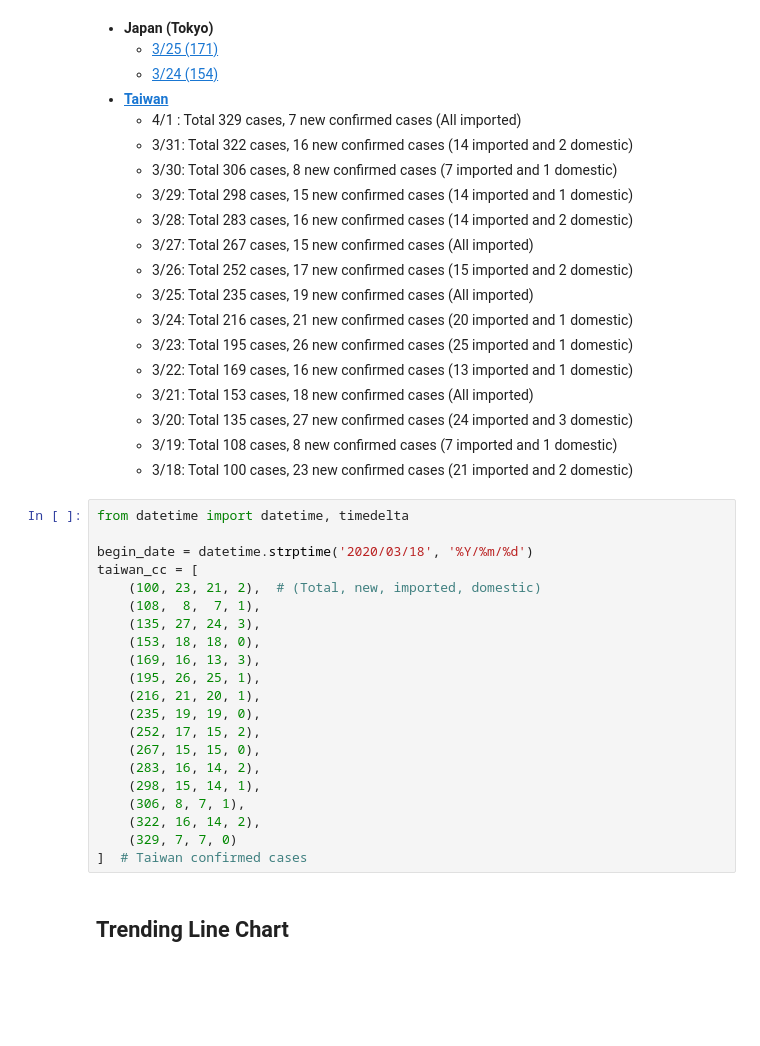
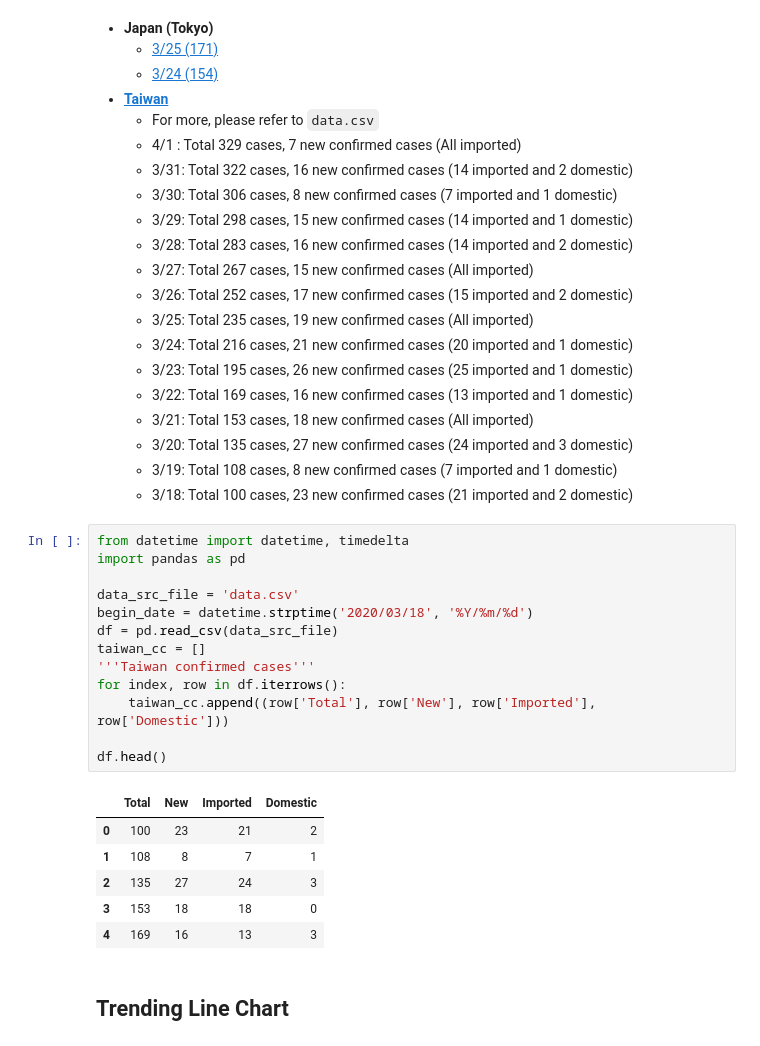
Before and after one commit to johnklee/covid19_data, a Jupyter notebook: tokyo_confirmed_cases.ipynb, the cells around one changed output. Saved outputs shown, nothing was run; the diff lists cells and outputs as text; blank space fills up the shorter version.

```diff
--- a/tokyo_confirmed_cases.ipynb
+++ b/tokyo_confirmed_cases.ipynb
@@ -3,6 +3,7 @@
     * [3/25 (171)](https://www.letsgojp.com/archives/425718)
     * [3/24 (154)](https://inews.hket.com/article/2569662)
 * [**Taiwan**](https://www.twreporter.org/a/2019-ncov-epidemic)
+    * For more, please refer to `data.csv`
     * 4/1 : Total 329 cases, 7 new confirmed cases (All imported)
     * 3/31: Total 322 cases, 16 new confirmed cases (14 imported and 2 domestic)
     * 3/30: Total 306 cases, 8 new confirmed cases (7 imported and 1 domestic)
@@ -18,27 +19,26 @@
     * 3/20: Total 135 cases, 27 new confirmed cases (24 imported and 3 domestic)
     * 3/19: Total 108 cases, 8 new confirmed cases (7 imported and 1 domestic)
     * 3/18: Total 100 cases, 23 new confirmed cases (21 imported and 2 domestic)
-# %%
-from datetime import datetime, timedelta
-
-begin_date = datetime.strptime('2020/03/18', '%Y/%m/%d')
-taiwan_cc = [
-    (100, 23, 21, 2),  # (Total, new, imported, domestic)
-    (108,  8,  7, 1),
-    (135, 27, 24, 3),
-    (153, 18, 18, 0),
-    (169, 16, 13, 3),
-    (195, 26, 25, 1),
-    (216, 21, 20, 1),
-    (235, 19, 19, 0),
-    (252, 17, 15, 2),
-    (267, 15, 15, 0),
-    (283, 16, 14, 2),
-    (298, 15, 14, 1),
-    (306, 8, 7, 1),
-    (322, 16, 14, 2),
-    (329, 7, 7, 0)
-]  # Taiwan confirmed cases
+# %%
+from datetime import datetime, timedelta
+import pandas as pd
+
+data_src_file = 'data.csv'
+begin_date = datetime.strptime('2020/03/18', '%Y/%m/%d')
+df = pd.read_csv(data_src_file)
+taiwan_cc = []
+'''Taiwan confirmed cases'''
+for index, row in df.iterrows():
+    taiwan_cc.append((row['Total'], row['New'], row['Imported'], row['Domestic']))
+
+df.head()
+# %% [output]
+|  | Total | New | Imported | Domestic |
+| 0 | 100 | 23 | 21 | 2 |
+| 1 | 108 | 8 | 7 | 1 |
+| 2 | 135 | 27 | 24 | 3 |
+| 3 | 153 | 18 | 18 | 0 |
+| 4 | 169 | 16 | 13 | 3 |
 # %% [markdown]
 ## Trending Line Chart
 # %%
```
Also changed, not shown: parts of 2 cells of this notebook, 1 other file.
